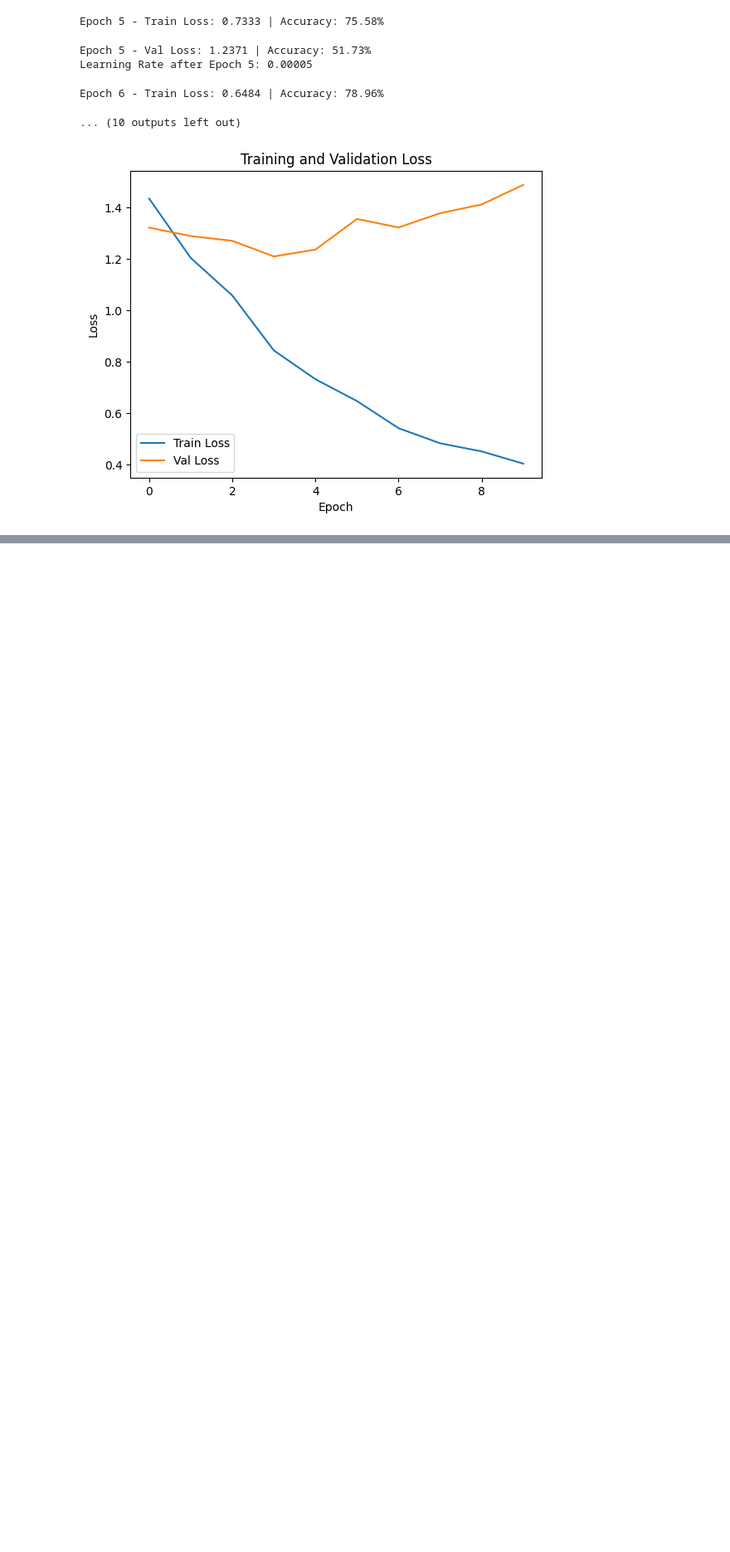
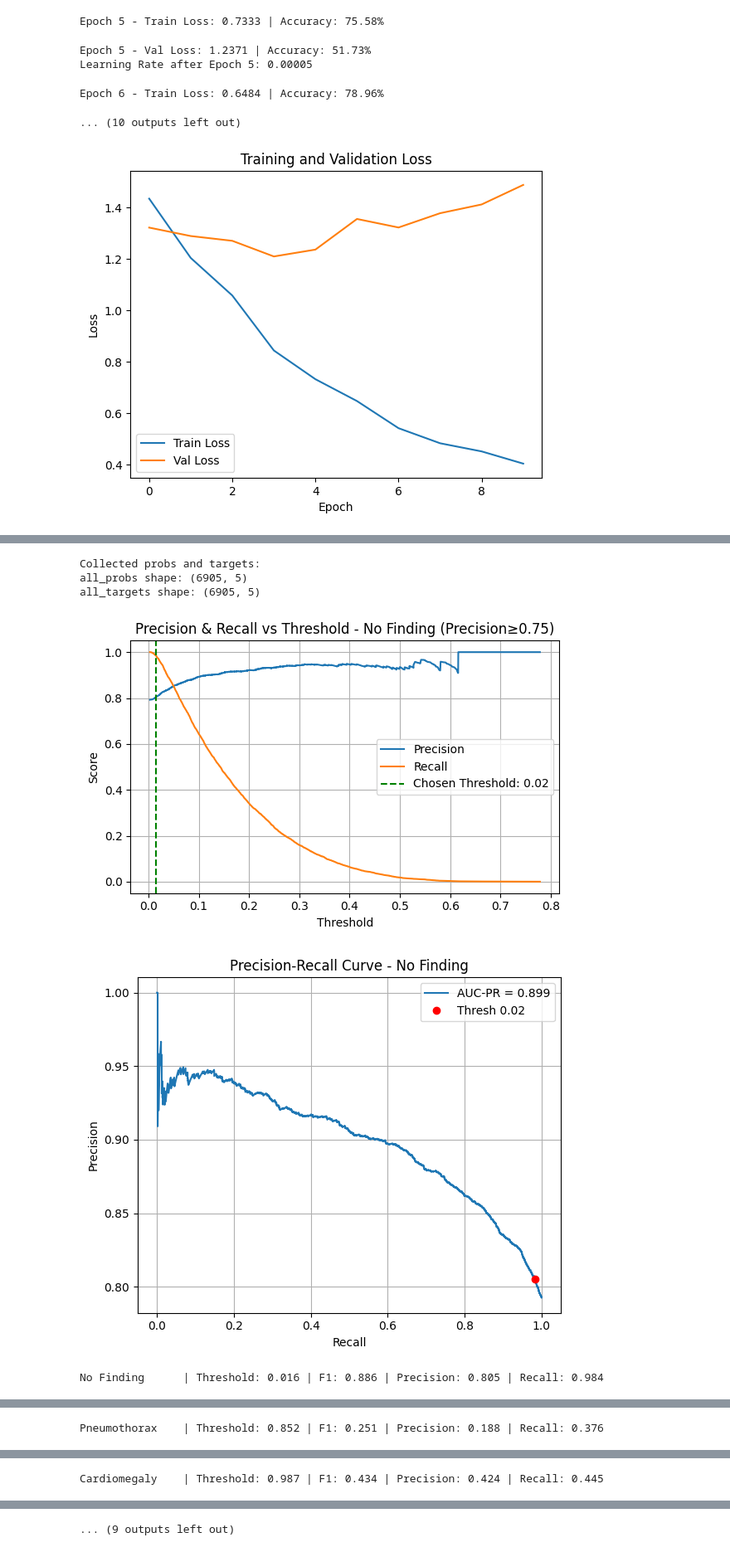
Before and after one commit to JevsJevs/MC906-DiagXray, a Jupyter notebook: DataExploration.ipynb, the cells around one changed output, grey strips where cells are left out. Shown at 83% size. Drawn from its saved outputs; the diff is of its cells as text; code cells hidden in the pictures; blank space fills up the shorter version.

```diff
--- a/DataExploration.ipynb
+++ b/DataExploration.ipynb
@@ -457,0 +443,14 @@ weighted avg     0.7208    0.6567    0.6277      7015
+# %%
+final_preds, all_targets, optimal_thresholds = evaluate_with_precision_thresholds(
+    model=model,
+    val_loader=val_loader,
+    target_labels=target_labels,
+    device=device
+)
+# %% [output]
+Collected probs and targets:
+all_probs shape: (6905, 5)
+all_targets shape: (6905, 5)
+[figure, added]
+[figure, added]
+No Finding      | Threshold: 0.016 | F1: 0.886 | Precision: 0.805 | Recall: 0.984
@@ -457,0 +459 @@ weighted avg     0.7208    0.6567    0.6277      7015
+Pneumothorax    | Threshold: 0.852 | F1: 0.251 | Precision: 0.188 | Recall: 0.376
@@ -457,0 +462 @@ weighted avg     0.7208    0.6567    0.6277      7015
+Cardiomegaly    | Threshold: 0.987 | F1: 0.434 | Precision: 0.424 | Recall: 0.445
@@ -457,0 +465 @@ weighted avg     0.7208    0.6567    0.6277      7015
+... (9 outputs left out)
```
Also changed, not shown: parts of 4 cells of this notebook.
